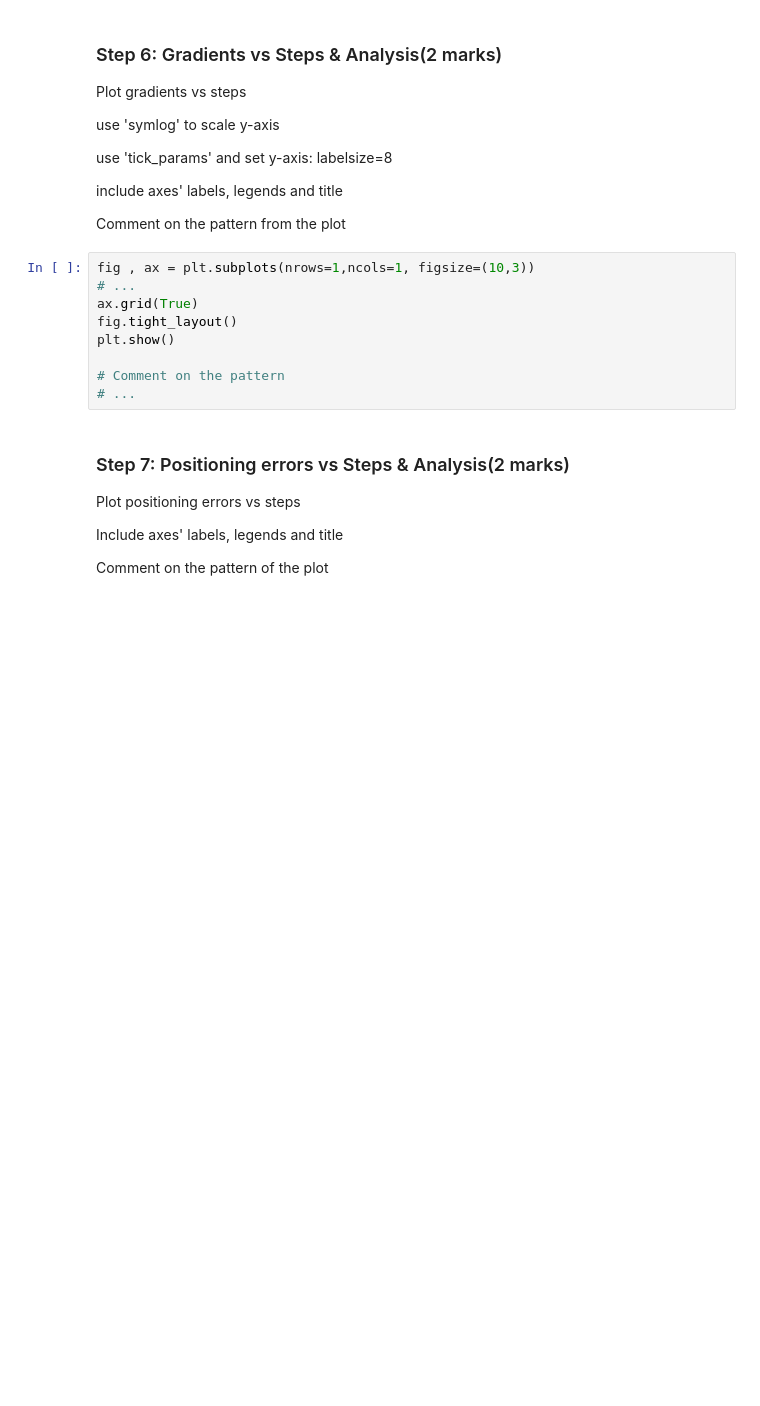
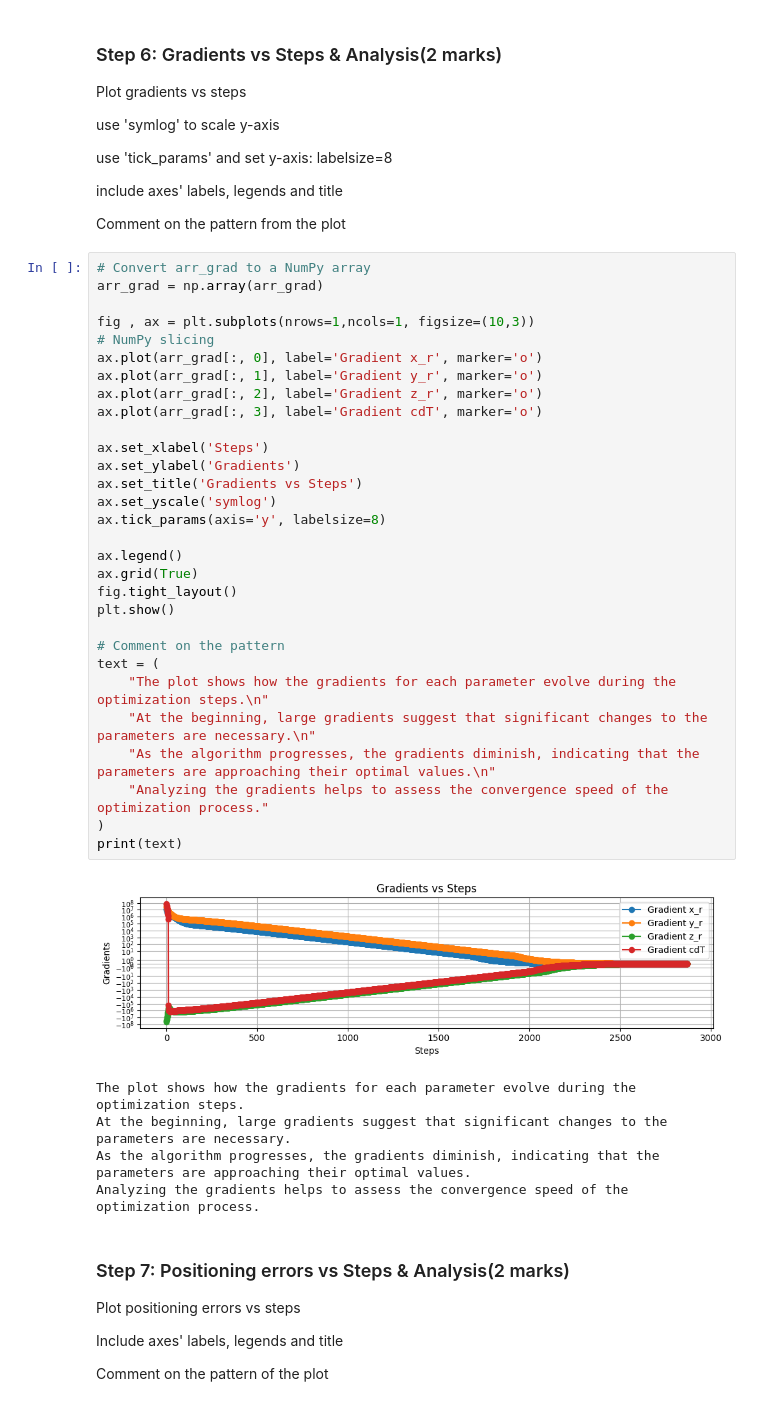
Before and after one commit to ParthoProtimDas715/engg680_2024_fall, a Jupyter notebook: Lab_Assignment3/Assignment3.ipynb, the cells around one changed output. Drawn from its saved outputs; the diff is of its cells as text; blank space fills up the shorter version.

```diff
--- a/Lab_Assignment3/Assignment3.ipynb
+++ b/Lab_Assignment3/Assignment3.ipynb
@@ -225,15 +272,42 @@ use 'tick_params' and set y-axis: labelsize=8
 include axes' labels, legends and title
 
 Comment on the pattern from the plot
-# %%
-fig , ax = plt.subplots(nrows=1,ncols=1, figsize=(10,3))
-# ...
-ax.grid(True)
-fig.tight_layout()
-plt.show()
-
-# Comment on the pattern
-# ...
+# %%
+# Convert arr_grad to a NumPy array
+arr_grad = np.array(arr_grad)
+
+fig , ax = plt.subplots(nrows=1,ncols=1, figsize=(10,3))
+# NumPy slicing
+ax.plot(arr_grad[:, 0], label='Gradient x_r', marker='o')
+ax.plot(arr_grad[:, 1], label='Gradient y_r', marker='o')
+ax.plot(arr_grad[:, 2], label='Gradient z_r', marker='o')
+ax.plot(arr_grad[:, 3], label='Gradient cdT', marker='o')
+
+ax.set_xlabel('Steps')
+ax.set_ylabel('Gradients')
+ax.set_title('Gradients vs Steps')
+ax.set_yscale('symlog')
+ax.tick_params(axis='y', labelsize=8)
+
+ax.legend()
+ax.grid(True)
+fig.tight_layout()
+plt.show()
+
+# Comment on the pattern
+text = (
+    "The plot shows how the gradients for each parameter evolve during the optimization steps.\n"
+    "At the beginning, large gradients suggest that significant changes to the parameters are necessary.\n"
+    "As the algorithm progresses, the gradients diminish, indicating that the parameters are approaching their optimal values.\n"
+    "Analyzing the gradients helps to assess the convergence speed of the optimization process."
+)
+print(text)
+# %% [output]
+[figure, added]
+The plot shows how the gradients for each parameter evolve during the optimization steps.
+At the beginning, large gradients suggest that significant changes to the parameters are necessary.
+As the algorithm progresses, the gradients diminish, indicating that the parameters are approaching their optimal values.
+Analyzing the gradients helps to assess the convergence speed of the optimization process.
 # %% [markdown]
 ### Step 7: Positioning errors vs Steps & Analysis(2 marks)
 Plot positioning errors vs steps
```
Also changed, not shown: parts of 17 cells of this notebook.
